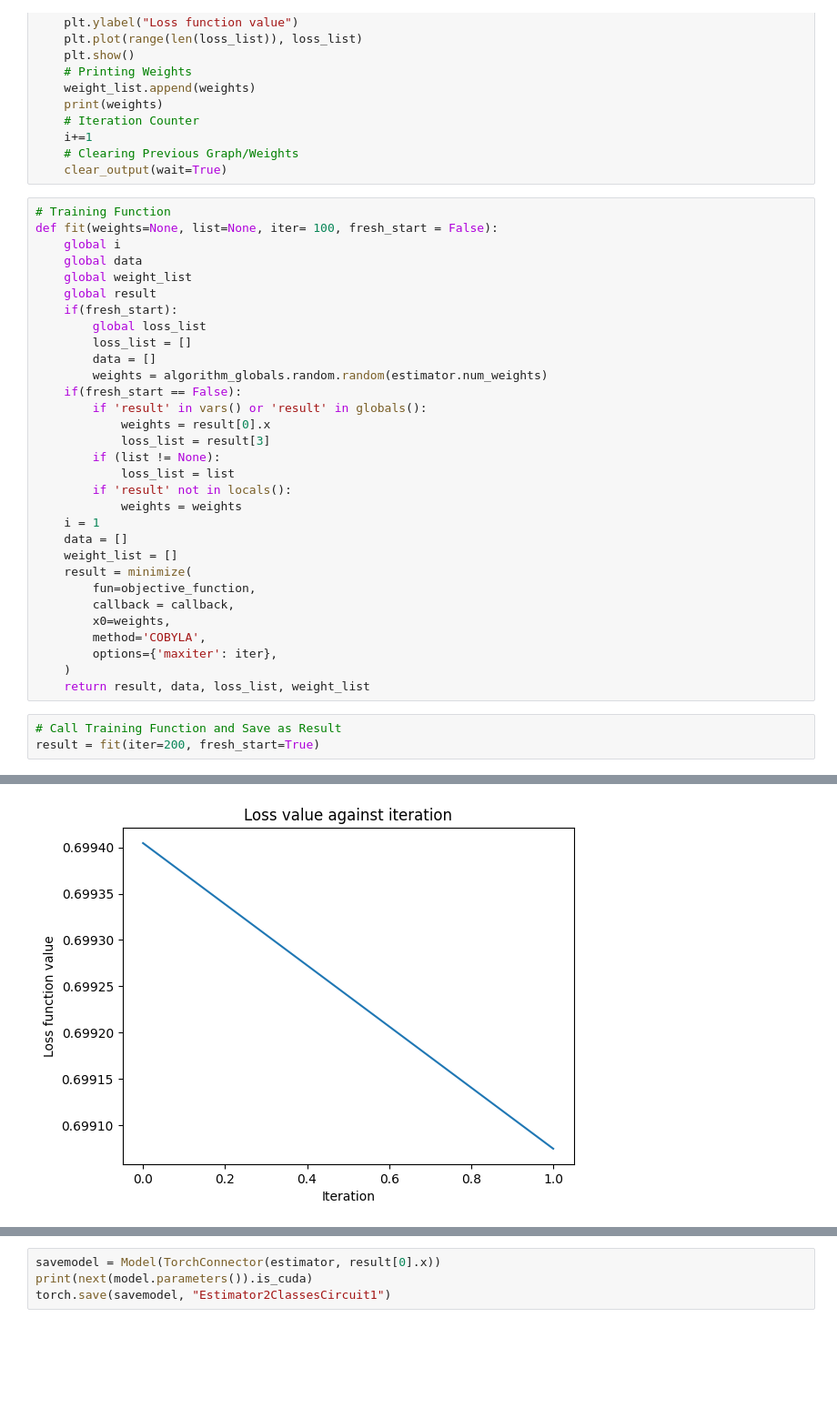
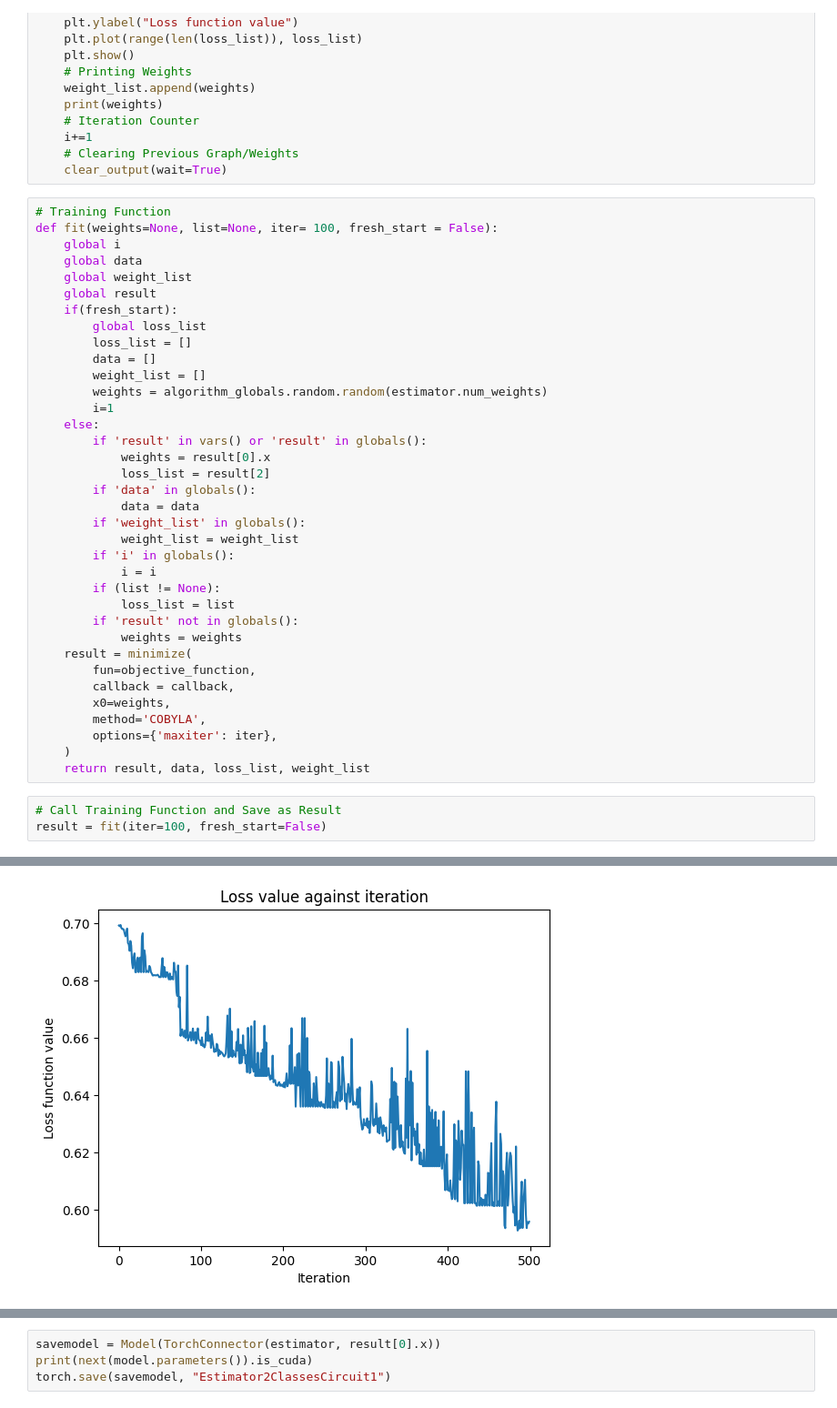
Before and after one commit to hmk55555/QCNN-Research, a Jupyter notebook: GPU/V3 (2-Class, Estimator)/Estimator 2 Classes Circuit 1/Estimator2ClassesCircuit1.ipynb, the cells around one changed output, grey strips where cells are left out. Shown at 91% size. Drawn from its saved outputs; the diff is of its cells as text; blank space fills up the shorter version.

```diff
--- a/GPU/V3 (2-Class, Estimator)/Estimator 2 Classes Circuit 1/Estimator2ClassesCircuit1.ipynb
+++ b/GPU/V3 (2-Class, Estimator)/Estimator 2 Classes Circuit 1/Estimator2ClassesCircuit1.ipynb
@@ -544,18 +544,23 @@ def fit(weights=None, list=None, iter= 100, fresh_start = False):
         global loss_list
         loss_list = []
         data = []
+        weight_list = []
         weights = algorithm_globals.random.random(estimator.num_weights)
-    if(fresh_start == False):
+        i=1
+    else:
         if 'result' in vars() or 'result' in globals():
             weights = result[0].x
-            loss_list = result[3]
+            loss_list = result[2]
+        if 'data' in globals():
+            data = data
+        if 'weight_list' in globals():
+            weight_list = weight_list
+        if 'i' in globals():
+            i = i
         if (list != None):
             loss_list = list
-        if 'result' not in locals():
+        if 'result' not in globals():
             weights = weights
-    i = 1
-    data = []
-    weight_list = []
     result = minimize(
         fun=objective_function,
         callback = callback,
@@ -566,5 +571,5 @@ def fit(weights=None, list=None, iter= 100, fresh_start = False):
     return result, data, loss_list, weight_list
 # %%
 # Call Training Function and Save as Result
-result = fit(iter=200, fresh_start=True)
+result = fit(iter=100, fresh_start=False)
 # %% [output]
@@ -573 +593 @@ Iteration: 2; Accuracy: 31.865828092243188%; Loss: 0.6990748643875122
-[figure, old version]
+[figure, new version]
```
Also changed, not shown: parts of 7 cells of this notebook, 3 other files.
